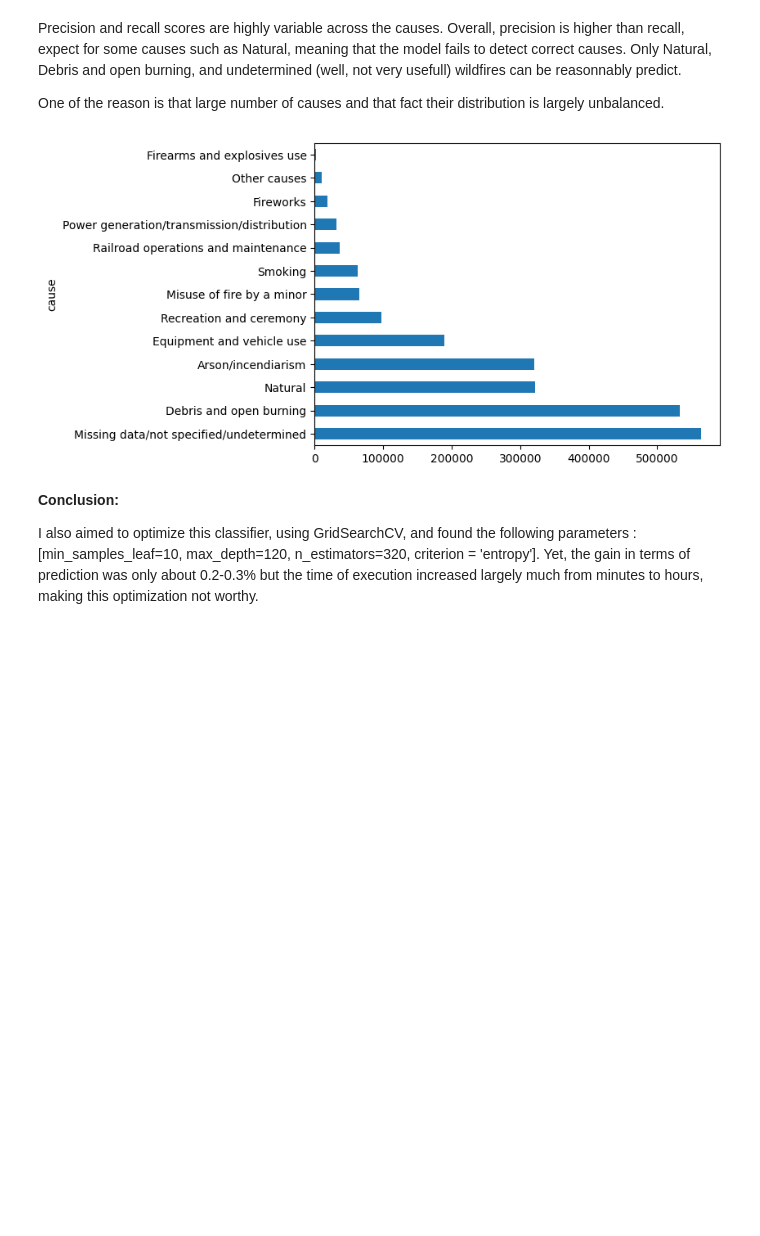
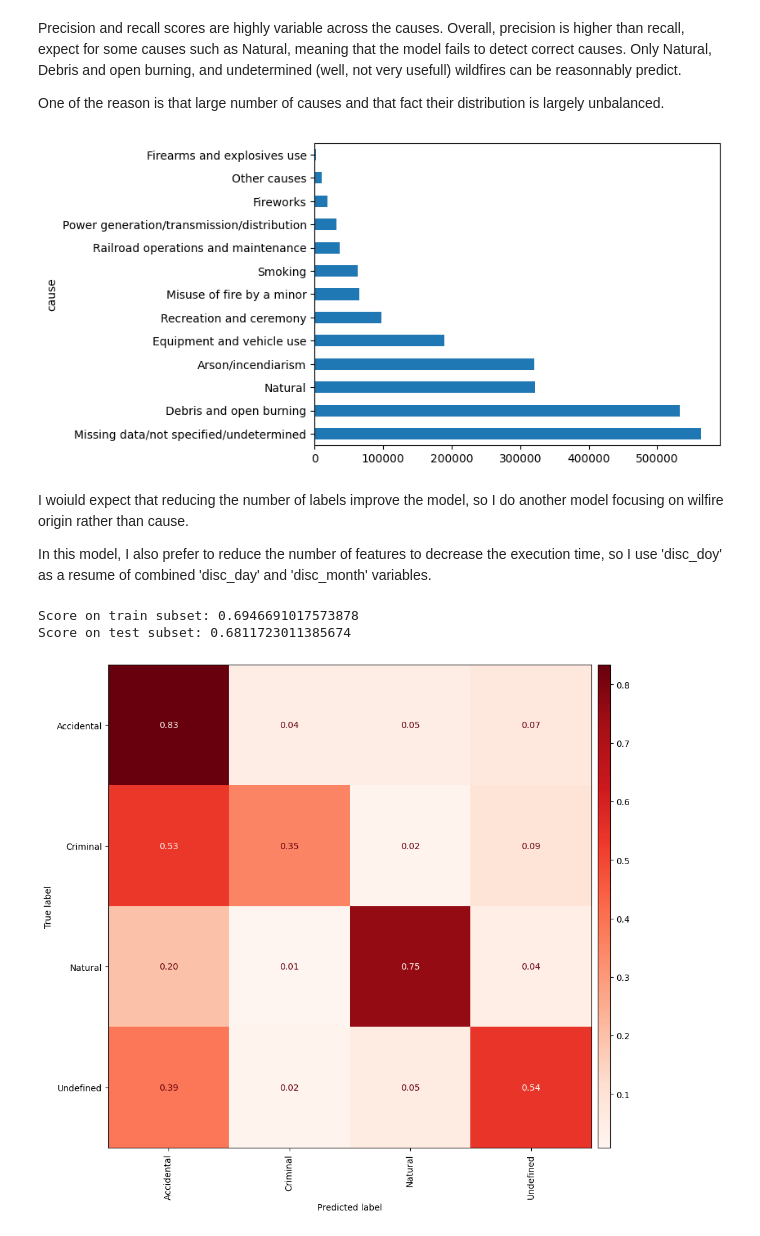
Before and after one commit to t-lambert/2.3-Millions-US-Wildfires, a Jupyter notebook: 4_Predictions.ipynb, the cells around one changed output. Drawn from its saved outputs; the diff is of its cells as text; code cells hidden in the pictures; blank space fills up the shorter version.

Commit message:
Kaggle Notebook | 2.3M Wildfires - 4 - Predictions | Version 1

```diff
--- a/4_Predictions.ipynb
+++ b/4_Predictions.ipynb
@@ -222,8 +222,62 @@ One of the reason is that large number of causes and that fact their distributio
 df.cause.value_counts().plot.barh();
 # %% [output]
 [figure]
-# %% [markdown]
-**Conclusion:**
-
-
-I also aimed to optimize this classifier, using GridSearchCV, and found the following parameters : [min_samples_leaf=10, max_depth=120, n_estimators=320, criterion = 'entropy']. Yet, the gain in terms of prediction was only about 0.2-0.3% but the time of execution increased largely much from minutes to hours, making this optimization not worthy.
+# %% [markdown]
+I woiuld expect that reducing the number of labels improve the model, so I do another model focusing on wilfire origin rather than cause.
+
+In this model, I also prefer to reduce the number of features to decrease the execution time, so I use 'disc_doy' as a resume of combined 'disc_day' and 'disc_month' variables.
+# %%
+# target versus features
+labels_origin = df['origin']
+features = df.drop(columns = ['disc_date', 'disc_month', 'cause', 'fire_size', 'state', 'origin', 'disc_day'])
+
+# Split the dataset
+X_train, X_test, y_train, y_test = train_test_split(features, labels_origin, test_size = 0.2, random_state = 42)
+
+# Encoding the target
+le = LabelEncoder()
+y_train = le.fit_transform(y_train)
+y_test = le.transform(y_test)
+
+# Encoding features
+num_features = ['fire_year', 'latitude', 'longitude', 'disc_doy']
+cat_features = ['fire_class']
+
+num_train = X_train[num_features]
+num_test = X_test[num_features]
+cat_train = X_train[cat_features]
+cat_test = X_test[cat_features]
+
+ode = OrdinalEncoder()
+cat_train_encoded = ode.fit_transform(cat_train)
+cat_test_encoded = ode.transform(cat_test)
+
+X_train = np.concatenate([num_train, cat_train_encoded], axis=1)
+X_test = np.concatenate([num_test, cat_test_encoded], axis=1)
+
+#
+clf_rf_origin = RandomForestClassifier(n_jobs=-1, n_estimators=50, min_samples_leaf = 50, max_depth = 120)
+clf_rf_origin.fit(X_train, y_train)
+
+print('Score on train subset:', clf_rf_origin.score(X_train, y_train))
+print('Score on test subset:', clf_rf_origin.score(X_test, y_test))
+
+y_pred_rf = clf_rf_origin.predict(X_test)
+
+fig, ax = plt.subplots(figsize=(10,10))
+
+cmp = ConfusionMatrixDisplay.from_predictions(y_test, y_pred_rf,
+                                              display_labels = le.inverse_transform(np.arange(labels_origin.nunique())),
+                                              normalize = 'true',
+                                              xticks_rotation='vertical',
+                                              cmap=plt.cm.Reds,
+                                              values_format = '.2f',
+                                              ax=ax,
+                                              colorbar=False)
+
+cax = fig.add_axes([ax.get_position().x1+0.01,ax.get_position().y0,0.02,ax.get_position().height])
+plt.colorbar(cmp.im_,  cax=cax);
+# %% [output]
+Score on train subset: 0.6946691017573878
+Score on test subset: 0.6811723011385674
+[figure, added]
```
Also changed, not shown: parts of 7 cells of this notebook.
